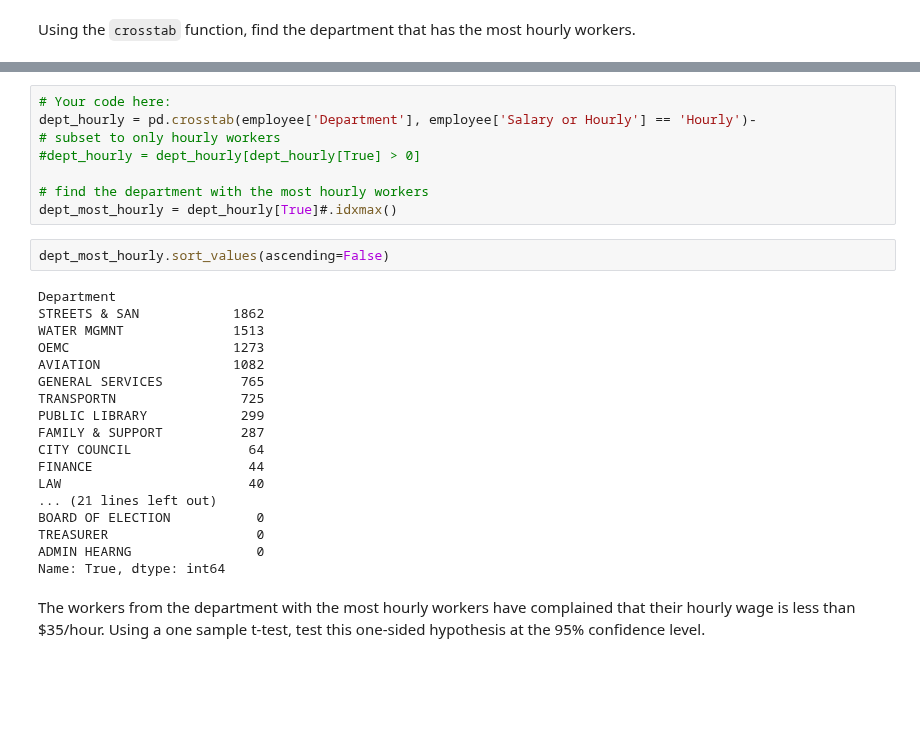
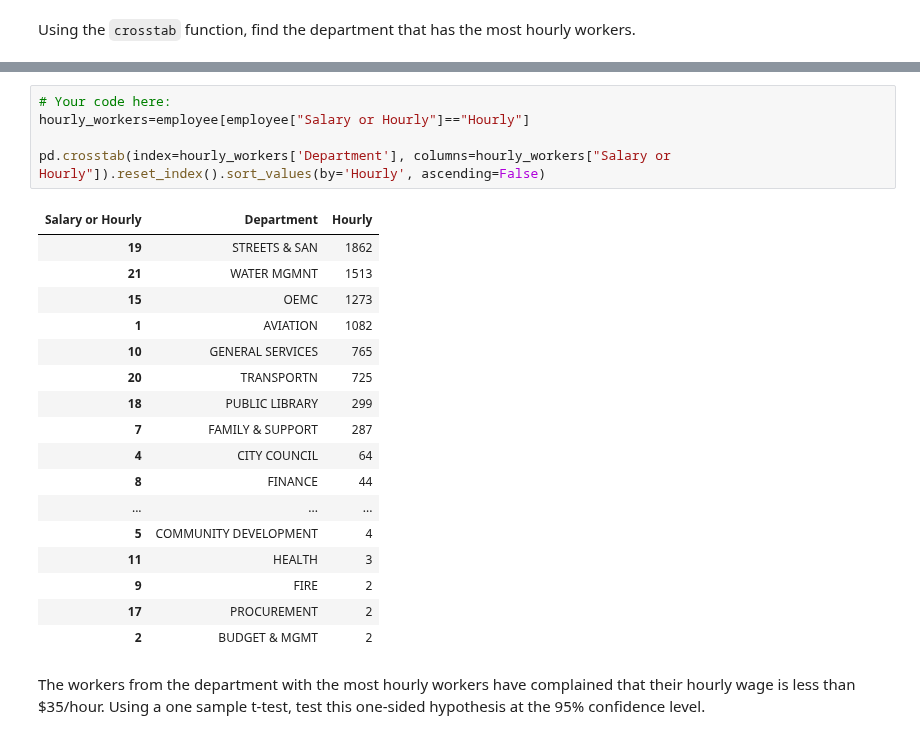
Before and after one commit to ta-data-lis/lab-hypothesis-testing-1, a Jupyter notebook: your-code/main.ipynb, the cells around one changed output, grey strips where cells are left out. Saved outputs shown, nothing was run; the diff lists cells and outputs as text; blank space fills up the shorter version.

```diff
--- a/your-code/main.ipynb
+++ b/your-code/main.ipynb
@@ -183,33 +179,28 @@ employee.head(2)
 |  | Name | Job Titles | Department | Full or Part-Time | Salary or Hourly | Typical Hours | Annual Salary | ... |
 | 0 | AARON, JEFFERY M | SERGEANT | POLICE | F | Salary | NaN | 101442.0 | ... |
 | 1 | AARON, KARINA | POLICE OFFICER (ASSIGNED AS DETEC... | POLICE | F | Salary | NaN | 94122.0 | ... |
-# %%
-# Your code here:
-dept_hourly = pd.crosstab(employee['Department'], employee['Salary or Hourly'] == 'Hourly')-
-# subset to only hourly workers
-#dept_hourly = dept_hourly[dept_hourly[True] > 0]
-
-# find the department with the most hourly workers
-dept_most_hourly = dept_hourly[True]#.idxmax()
-# %%
-dept_most_hourly.sort_values(ascending=False)
-# %% [output]
-Department
-STREETS & SAN            1862
-WATER MGMNT              1513
-OEMC                     1273
-AVIATION                 1082
-GENERAL SERVICES          765
-TRANSPORTN                725
-PUBLIC LIBRARY            299
-FAMILY & SUPPORT          287
-CITY COUNCIL               64
-FINANCE                    44
-LAW                        40
-... (21 lines left out)
-BOARD OF ELECTION           0
-TREASURER                   0
-ADMIN HEARNG                0
-Name: True, dtype: int64
+# %%
+# Your code here:
+hourly_workers=employee[employee["Salary or Hourly"]=="Hourly"]
+
+pd.crosstab(index=hourly_workers['Department'], columns=hourly_workers["Salary or Hourly"]).reset_index().sort_values(by='Hourly', ascending=False)
+# %% [output]
+| Salary or Hourly | Department | Hourly |
+| 19 | STREETS & SAN | 1862 |
+| 21 | WATER MGMNT | 1513 |
+| 15 | OEMC | 1273 |
+| 1 | AVIATION | 1082 |
+| 10 | GENERAL SERVICES | 765 |
+| 20 | TRANSPORTN | 725 |
+| 18 | PUBLIC LIBRARY | 299 |
+| 7 | FAMILY & SUPPORT | 287 |
+| 4 | CITY COUNCIL | 64 |
+| 8 | FINANCE | 44 |
+| ... | ... | ... |
+| 5 | COMMUNITY DEVELOPMENT | 4 |
+| 11 | HEALTH | 3 |
+| 9 | FIRE | 2 |
+| 17 | PROCUREMENT | 2 |
+| 2 | BUDGET & MGMT | 2 |
 # %% [markdown]
 The workers from the department with the most hourly workers have complained that their hourly wage is less than $35/hour. Using a one sample t-test, test this one-sided hypothesis at the 95% confidence level.
```
Also changed, not shown: parts of 10 cells of this notebook.
